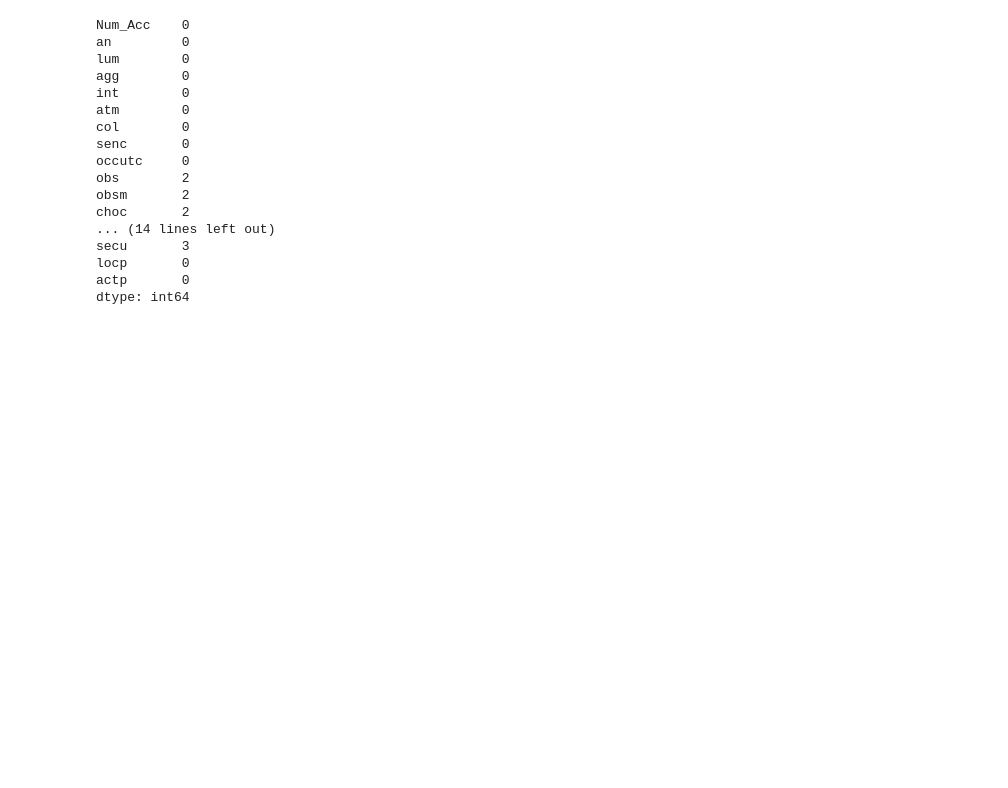
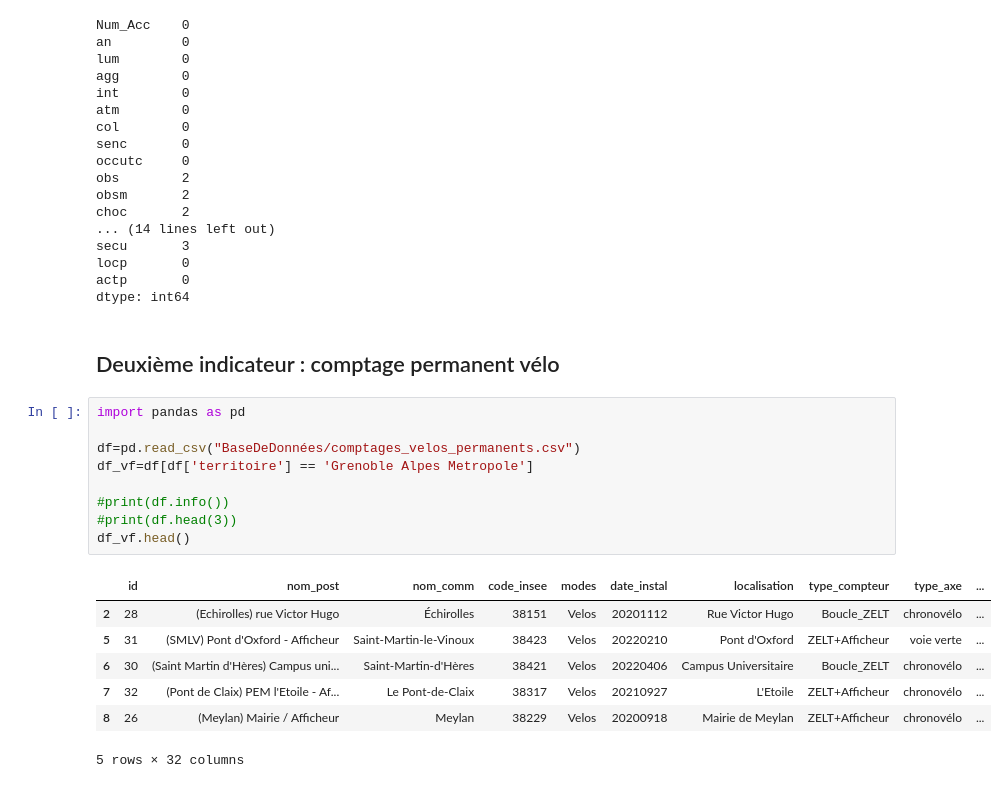
Before and after one commit to Flotauv/Projet_Data_Innovant-, a Jupyter notebook: Projet_FLO.ipynb, the cells around one changed output. Drawn from its saved outputs; the diff is of its cells as text; blank space fills up the shorter version.

```diff
--- a/Projet_FLO.ipynb
+++ b/Projet_FLO.ipynb
@@ -280,3 +286,22 @@ secu       3
 locp       0
 actp       0
 dtype: int64
+# %% [markdown]
+## Deuxième indicateur : comptage permanent vélo
+# %%
+import pandas as pd
+
+df=pd.read_csv("BaseDeDonnées/comptages_velos_permanents.csv")
+df_vf=df[df['territoire'] == 'Grenoble Alpes Metropole']
+
+#print(df.info())
+#print(df.head(3))
+df_vf.head()
+# %% [output]
+|  | id | nom_post | nom_comm | code_insee | modes | date_instal | localisation | type_compteur | type_axe | ... |
+| 2 | 28 | (Echirolles) rue Victor Hugo | Échirolles | 38151 | Velos | 20201112 | Rue Victor Hugo | Boucle_ZELT | chronovélo | ... |
+| 5 | 31 | (SMLV) Pont d'Oxford - Afficheur | Saint-Martin-le-Vinoux | 38423 | Velos | 20220210 | Pont d'Oxford | ZELT+Afficheur | voie verte | ... |
+| 6 | 30 | (Saint Martin d'Hères) Campus uni... | Saint-Martin-d'Hères | 38421 | Velos | 20220406 | Campus Universitaire | Boucle_ZELT | chronovélo | ... |
+| 7 | 32 | (Pont de Claix) PEM l'Etoile - Af... | Le Pont-de-Claix | 38317 | Velos | 20210927 | L'Etoile | ZELT+Afficheur | chronovélo | ... |
+| 8 | 26 | (Meylan) Mairie / Afficheur | Meylan | 38229 | Velos | 20200918 | Mairie de Meylan | ZELT+Afficheur | chronovélo | ... |
+5 rows × 32 columns
```
Also changed, not shown: parts of 13 cells of this notebook, 5 other files.
